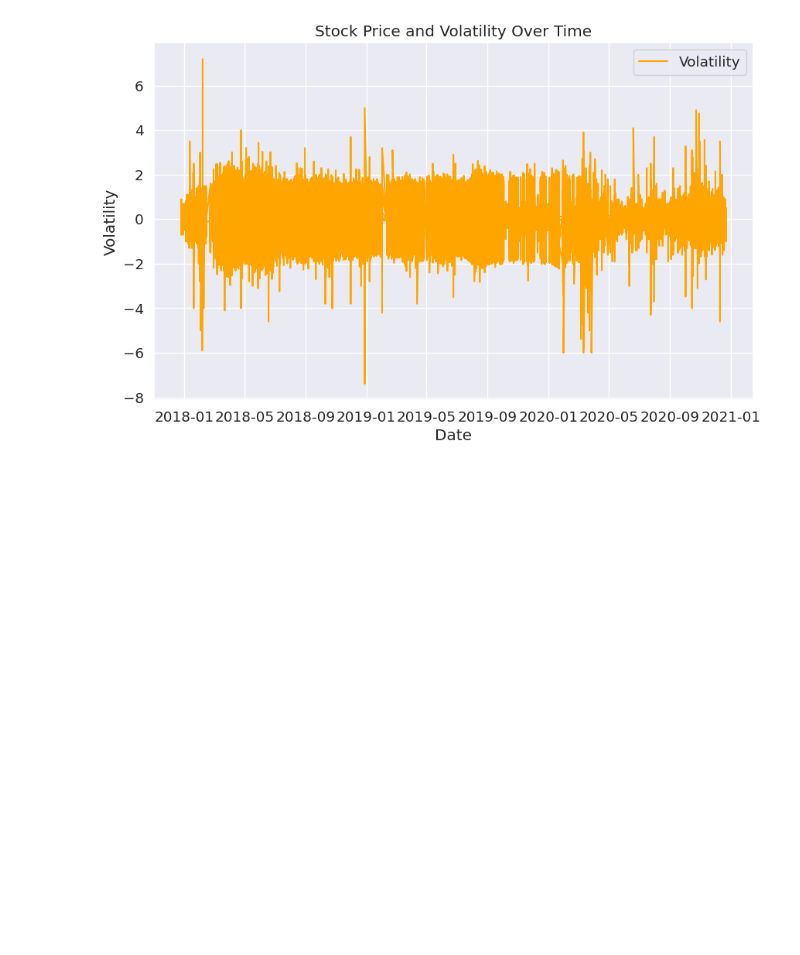
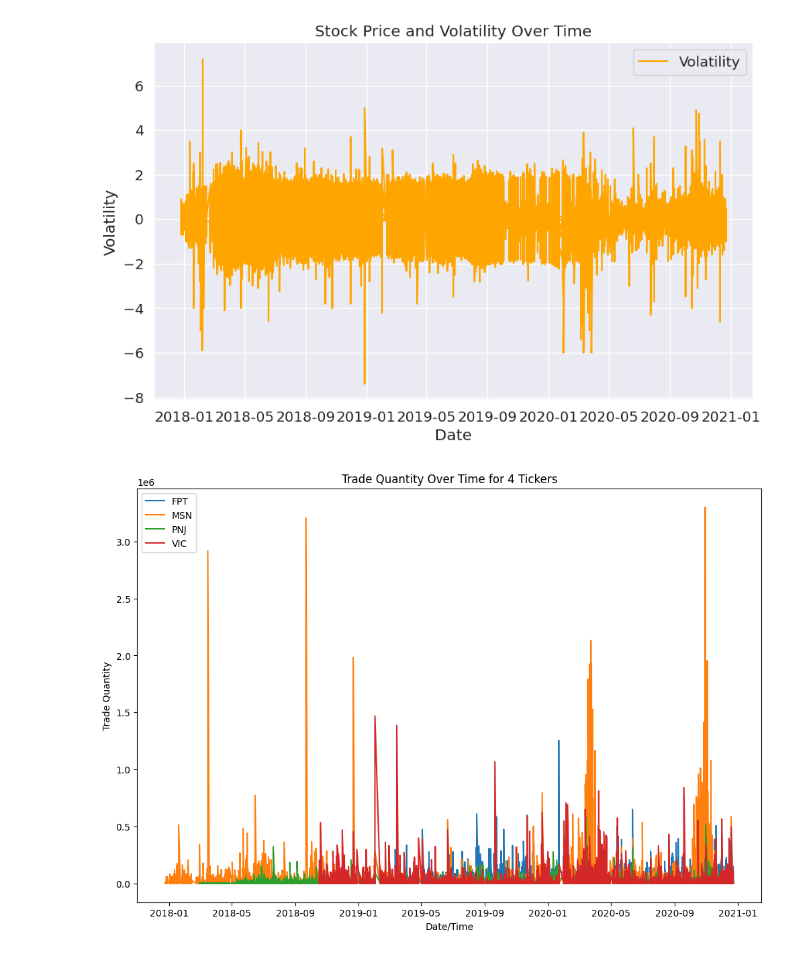
Before and after one commit to Khaiuet/Stock-Price-Volatility, a Jupyter notebook: stock_price_change.ipynb, the cells around one changed output. Cells and saved outputs as stored; diff of their text form; code cells hidden in the pictures; blank space fills up the shorter version.

```diff
--- a/stock_price_change.ipynb
+++ b/stock_price_change.ipynb
@@ -173,3 +173,23 @@ plt.show()
 # %% [output]
 [figure]
 [figure]
+# %%
+import pandas as pd
+import matplotlib.pyplot as plt
+# Vẽ biểu đồ trade quantity cho 4 mã cổ phiếu
+plt.figure(figsize=(12, 8))
+
+# Lặp qua từng ticker để vẽ biểu đồ
+tickers = df['Ticker'].unique()
+for ticker in tickers:
+    subset = df[df['Ticker'] == ticker]
+    plt.plot(subset['Date/Time'], subset['Volume'], label=ticker)
+
+# Đặt các nhãn và tiêu đề
+plt.xlabel('Date/Time')
+plt.ylabel('Trade Quantity')
+plt.title('Trade Quantity Over Time for 4 Tickers')
+plt.legend()
+plt.show()
+# %% [output]
+[figure, added]
```
Also changed, not shown: parts of 1 cell of this notebook.
